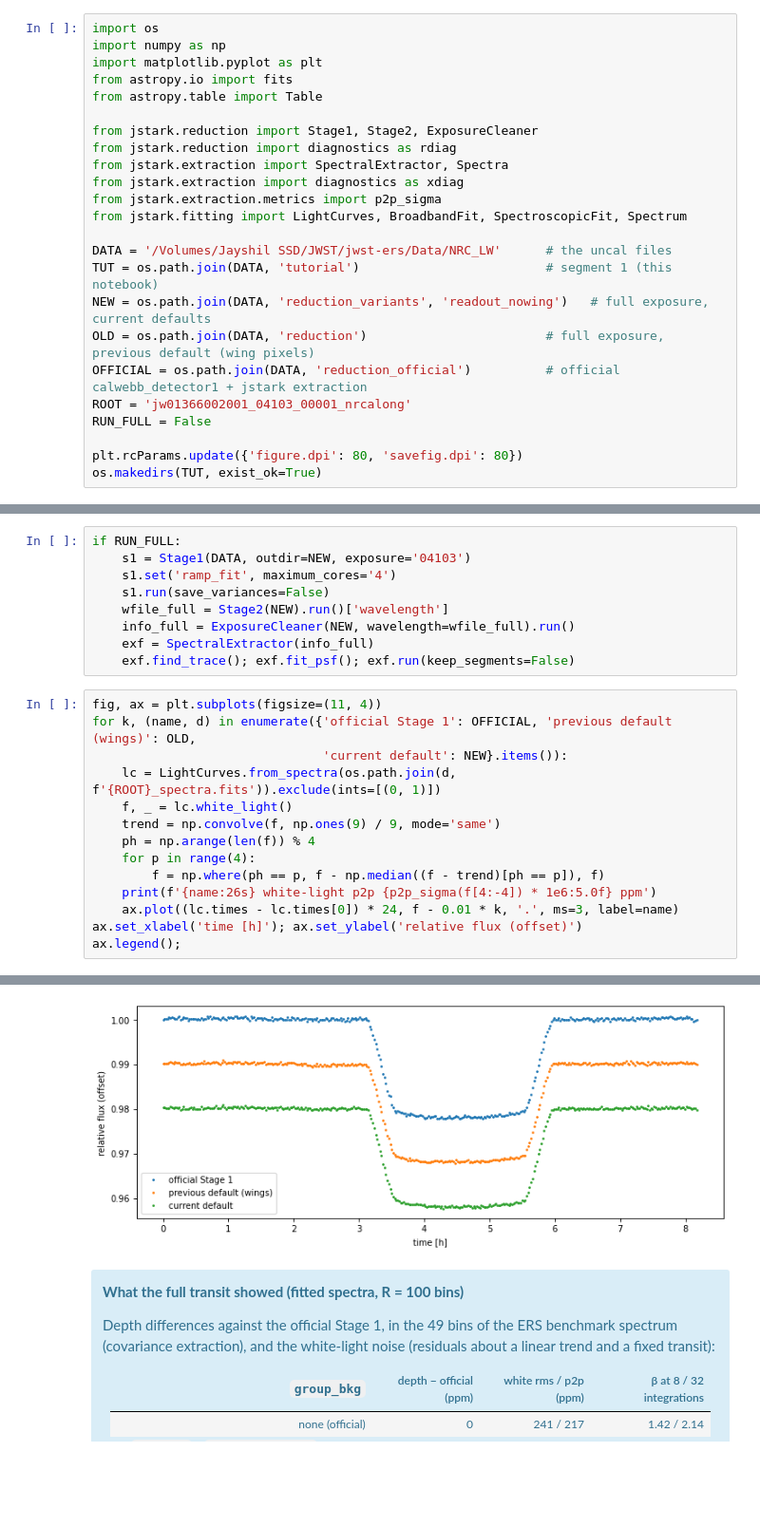
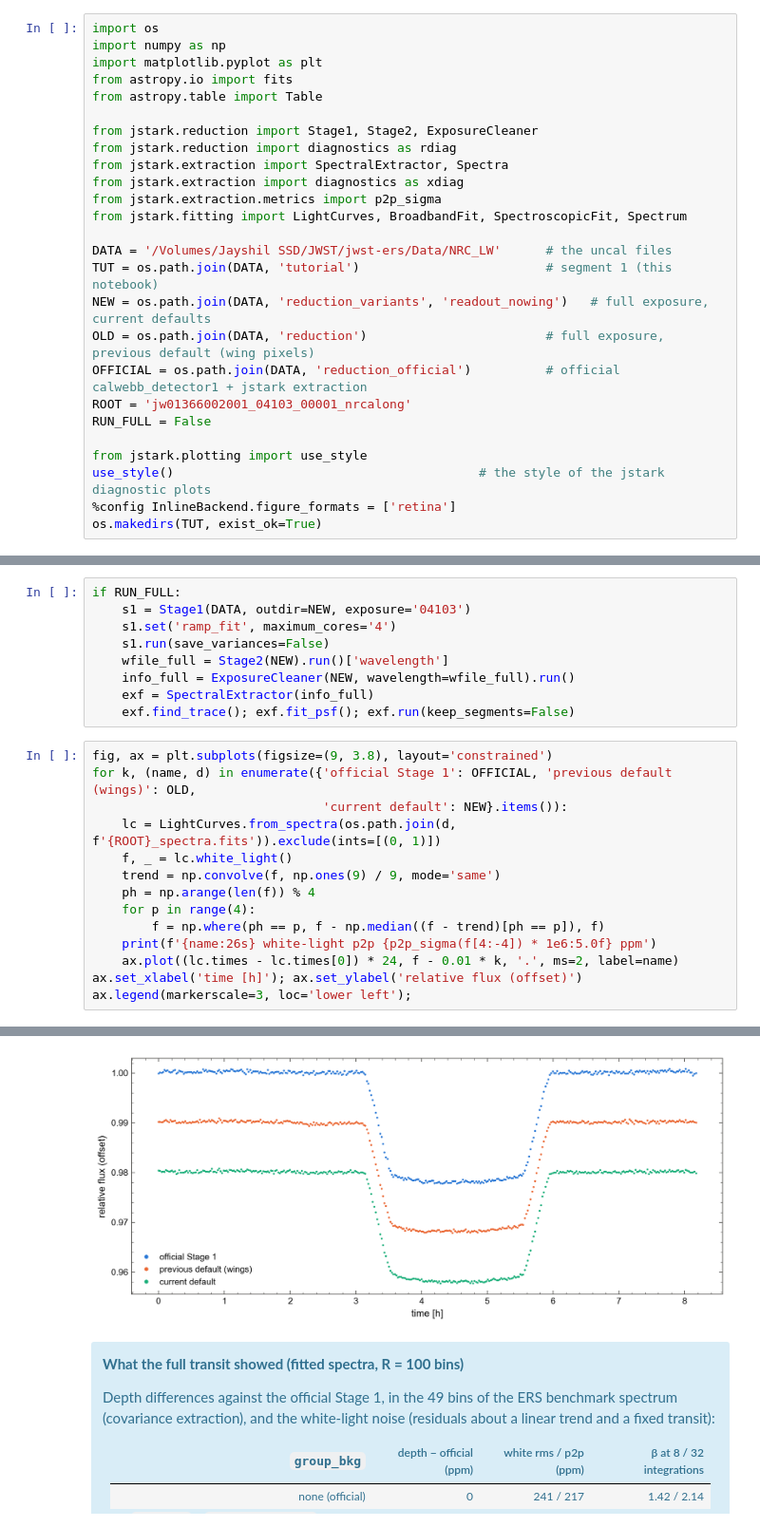
Before and after one commit to Jayshil/jstark, a Jupyter notebook: docs/tutorials/wasp39b_nircam.ipynb, the cells around one changed output, grey strips where cells are left out. Shown at 95% size. Cells and saved outputs as stored; diff of their text form; blank space fills up the shorter version.

```diff
--- a/docs/tutorials/wasp39b_nircam.ipynb
+++ b/docs/tutorials/wasp39b_nircam.ipynb
@@ -72,7 +72,9 @@ OFFICIAL = os.path.join(DATA, 'reduction_official')          # official calwebb_
 ROOT = 'jw01366002001_04103_00001_nrcalong'
 RUN_FULL = False
 
-plt.rcParams.update({'figure.dpi': 80, 'savefig.dpi': 80})
+from jstark.plotting import use_style
+use_style()                                         # the style of the jstark diagnostic plots
+%config InlineBackend.figure_formats = ['retina']
 os.makedirs(TUT, exist_ok=True)
 # %% [markdown]
 ## 1. Why 1/f noise is worse on NIRCam
@@ -275,24 +277,24 @@ if RUN_FULL:
     exf = SpectralExtractor(info_full)
     exf.find_trace(); exf.fit_psf(); exf.run(keep_segments=False)
 # %%
-fig, ax = plt.subplots(figsize=(11, 4))
+fig, ax = plt.subplots(figsize=(9, 3.8), layout='constrained')
 for k, (name, d) in enumerate({'official Stage 1': OFFICIAL, 'previous default (wings)': OLD,
                                'current default': NEW}.items()):
     lc = LightCurves.from_spectra(os.path.join(d, f'{ROOT}_spectra.fits')).exclude(ints=[(0, 1)])
     f, _ = lc.white_light()
     trend = np.convolve(f, np.ones(9) / 9, mode='same')
     ph = np.arange(len(f)) % 4
     for p in range(4):
         f = np.where(ph == p, f - np.median((f - trend)[ph == p]), f)
     print(f'{name:26s} white-light p2p {p2p_sigma(f[4:-4]) * 1e6:5.0f} ppm')
-    ax.plot((lc.times - lc.times[0]) * 24, f - 0.01 * k, '.', ms=3, label=name)
+    ax.plot((lc.times - lc.times[0]) * 24, f - 0.01 * k, '.', ms=2, label=name)
 ax.set_xlabel('time [h]'); ax.set_ylabel('relative flux (offset)')
-ax.legend();
+ax.legend(markerscale=3, loc='lower left');
 # %% [output]
 official Stage 1           white-light p2p   266 ppm
 previous default (wings)   white-light p2p   203 ppm
 current default            white-light p2p   213 ppm
-[figure, old version]
+[figure, new version]
 # %% [markdown]
 <div class="alert alert-info">
 
```
Also changed, not shown: parts of 7 cells of this notebook, 10 other files.
